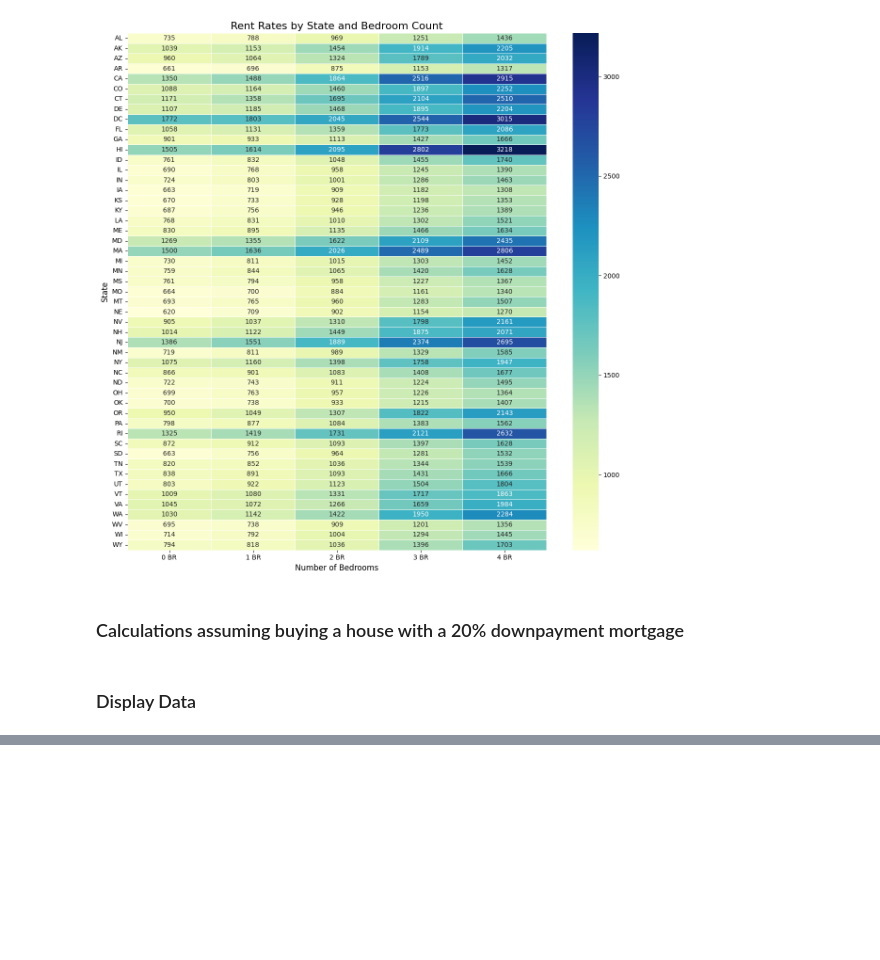
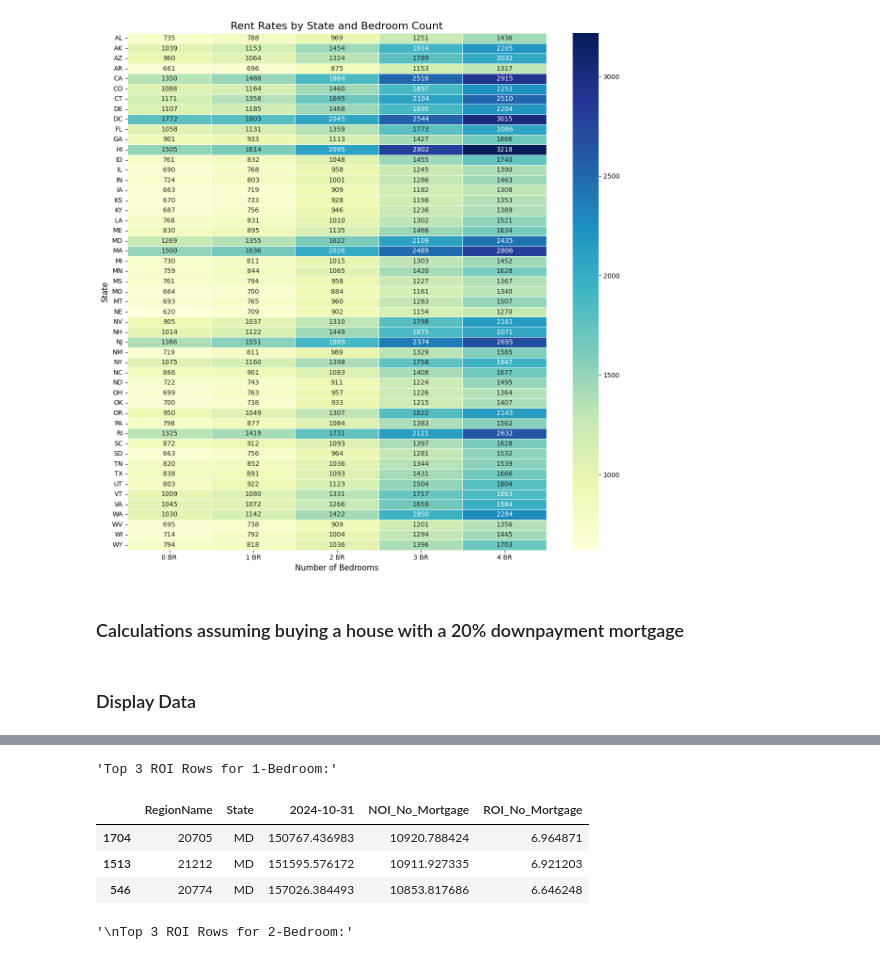
Before and after one commit to YaroslawBagriy/SEIS-631-Final-Project, a Jupyter notebook: Question 6/Question_6.ipynb, the cells around one changed output, grey strips where cells are left out. Saved outputs shown, nothing was run; the diff lists cells and outputs as text; code cells hidden in the pictures; blank space fills up the shorter version.

```diff
--- a/Question 6/Question_6.ipynb
+++ b/Question 6/Question_6.ipynb
@@ -406,0 +401,80 @@ plt.show()
+# %%
+# Function to calculate NOI for each row assuming no mortgage
+def calculate_noi_no_mortgage(row, bedroom_size):
+    price = row[oct_2024_column]
+    state = row['State']
+
+    # Get tax rate and rent rate
+    tax_rate = tax_rates.loc[tax_rates['State'] == state, '2024'].values
+    rent_rate = rent_rates.loc[rent_rates['State'] == state, bedroom_size].values
+
+    tax_rate = tax_rate[0]
+    rent_rate = rent_rate[0]
+
+    # Calculate loan amount and costs
+    annual_taxes = price * tax_rate
+    annual_rent_income = rent_rate * 12
+
+    # It's standard to set aside 10% of rent for ongoing property maintenance
+    annual_maintenance_cost = annual_rent_income * 0.1
+
+    # National average of $2100 per year for property insurance
+    annual_property_insurance = 2100
+
+    noi = annual_rent_income - annual_taxes - annual_maintenance_cost - annual_property_insurance
+    return noi
+
+# Add a function to calculate ROI
+def calculate_roi_no_mortgage(row):
+    price = row[oct_2024_column]
+    noi = row['NOI_No_Mortgage']
+
+    repair_cost = price * repair_cost_rate
+    total_investment = price + repair_cost
+
+    # Division by zero check
+    if total_investment == 0:
+        return None
+
+    # Calculate ROI
+    roi = (noi / total_investment) * 100
+    row['TotalInvestment_No_Mortgage'] = total_investment
+    return roi
+
+# Apply the function to calculate Net Operating Income (NOI) for each dataset
+price_data_1br['NOI_No_Mortgage'] = price_data_1br.apply(lambda row: calculate_noi_no_mortgage(row, '1 BR'), axis=1)
+price_data_2br['NOI_No_Mortgage'] = price_data_2br.apply(lambda row: calculate_noi_no_mortgage(row, '2 BR'), axis=1)
+price_data_3br['NOI_No_Mortgage'] = price_data_3br.apply(lambda row: calculate_noi_no_mortgage(row, '3 BR'), axis=1)
+price_data_4br['NOI_No_Mortgage'] = price_data_4br.apply(lambda row: calculate_noi_no_mortgage(row, '4 BR'), axis=1)
+
+# Apply the function to calculate ROI for each bedroom type
+price_data_1br['ROI_No_Mortgage'] = price_data_1br.apply(calculate_roi_no_mortgage, axis=1)
+price_data_2br['ROI_No_Mortgage'] = price_data_2br.apply(calculate_roi_no_mortgage, axis=1)
+price_data_3br['ROI_No_Mortgage'] = price_data_3br.apply(calculate_roi_no_mortgage, axis=1)
+price_data_4br['ROI_No_Mortgage'] = price_data_4br.apply(calculate_roi_no_mortgage, axis=1)
+
+# Extract top 3 rows by ROI for each bedroom type
+top_3_roi_1br = price_data_1br.nlargest(3, 'ROI_No_Mortgage')
+top_3_roi_2br = price_data_2br.nlargest(3, 'ROI_No_Mortgage')
+top_3_roi_3br = price_data_3br.nlargest(3, 'ROI_No_Mortgage')
+top_3_roi_4br = price_data_4br.nlargest(3, 'ROI_No_Mortgage')
+
+# Display the results
+display("Top 3 ROI Rows for 1-Bedroom:")
+display(top_3_roi_1br[['RegionName', 'State', oct_2024_column, 'NOI_No_Mortgage', 'ROI_No_Mortgage']])
+
+display("\nTop 3 ROI Rows for 2-Bedroom:")
+display(top_3_roi_2br[['RegionName', 'State', oct_2024_column, 'NOI_No_Mortgage', 'ROI_No_Mortgage']])
+
+display("\nTop 3 ROI Rows for 3-Bedroom:")
+display(top_3_roi_3br[['RegionName', 'State', oct_2024_column, 'NOI_No_Mortgage', 'ROI_No_Mortgage']])
+
+display("\nTop 3 ROI Rows for 4-Bedroom:")
+display(top_3_roi_4br[['RegionName', 'State', oct_2024_column, 'NOI_No_Mortgage', 'ROI_No_Mortgage']])
+# %% [output]
+'Top 3 ROI Rows for 1-Bedroom:'
+|  | RegionName | State | 2024-10-31 | NOI_No_Mortgage | ROI_No_Mortgage |
+| 1704 | 20705 | MD | 150767.436983 | 10920.788424 | 6.964871 |
+| 1513 | 21212 | MD | 151595.576172 | 10911.927335 | 6.921203 |
+| 546 | 20774 | MD | 157026.384493 | 10853.817686 | 6.646248 |
+'\nTop 3 ROI Rows for 2-Bedroom:'
```
Also changed, not shown: parts of 11 cells of this notebook, 4 other files.
